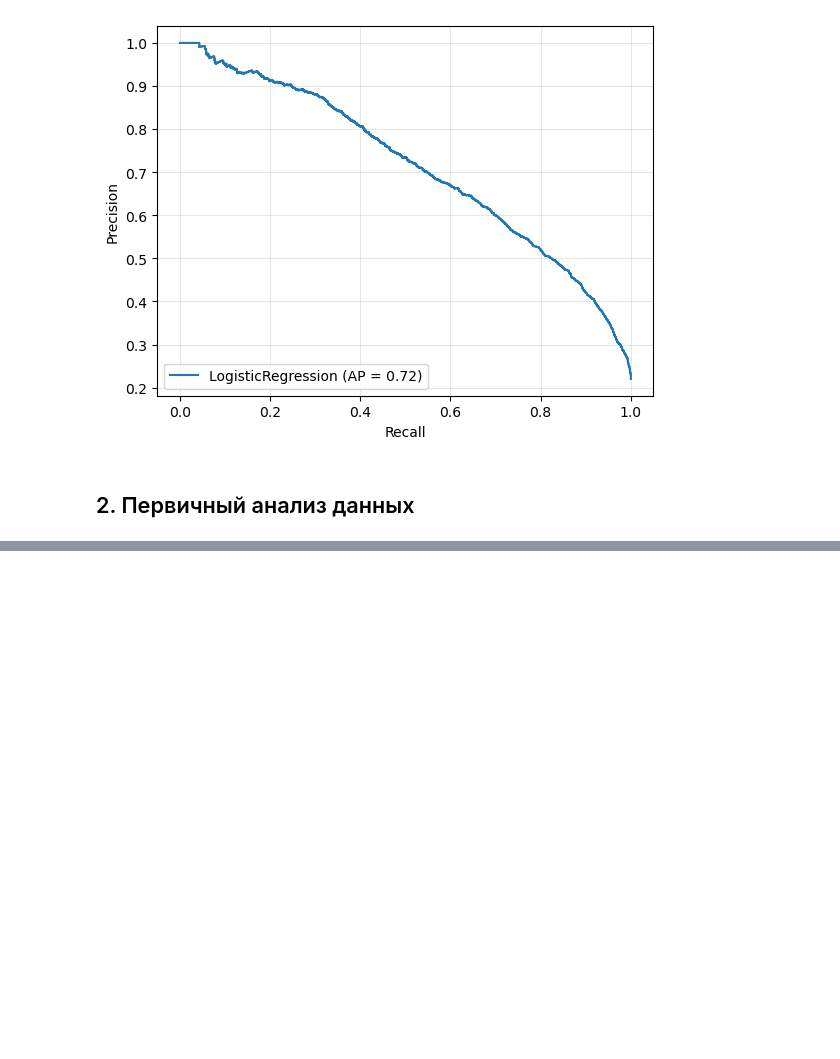
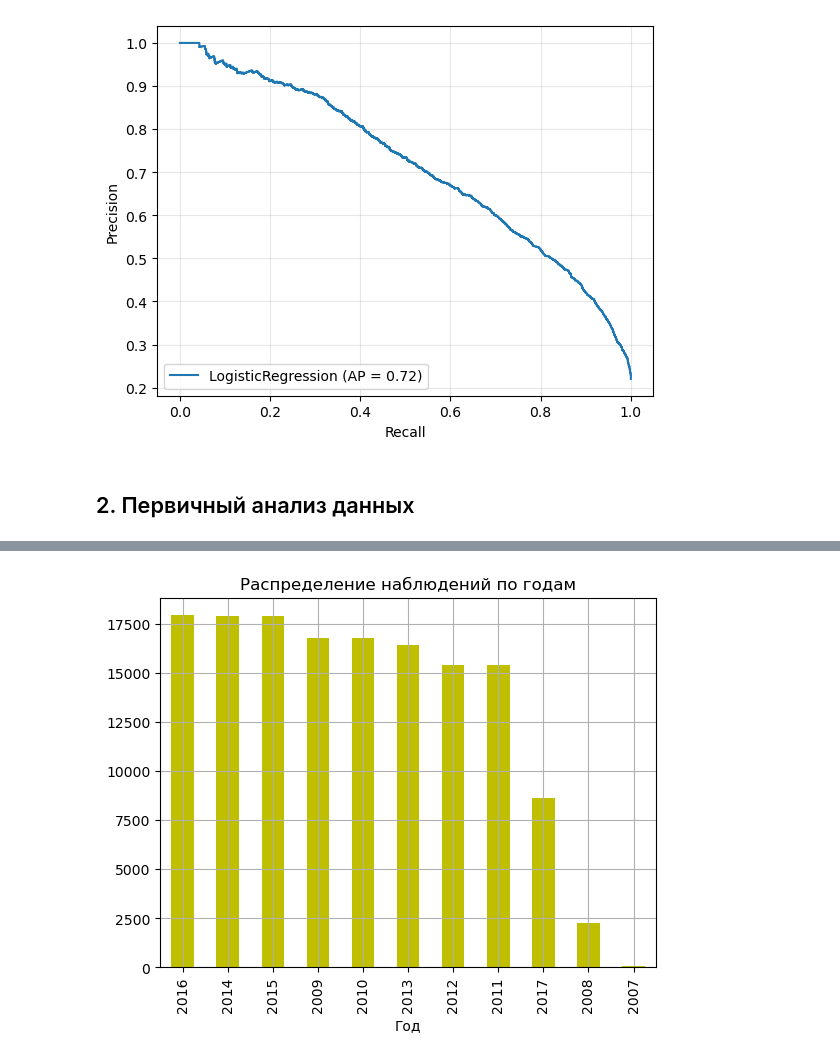
Before and after one commit to dnlygvtv/Python_for_Data_Science_HWs, a Jupyter notebook: HW/HW_9.ipynb, the cells around one changed output, grey strips where cells are left out. Cells and saved outputs as stored; diff of their text form; code cells hidden in the pictures; blank space fills up the shorter version.

```diff
--- a/HW/HW_9.ipynb
+++ b/HW/HW_9.ipynb
@@ -181,0 +275,4 @@ plt.show()
+# %%
+# конвертация столбца с датой в тип "datetime64"
+df["Date"] = pd.to_datetime(df["Date"])
+df["Date"]
@@ -181,0 +292,13 @@ plt.show()
+# %%
+date_period_df = df["Date"].dt.to_period('Y').value_counts().reset_index()  # группировка по годам и подсчет распределения
+date_period_df.columns = ["Date", "counts"]
+
+date_period_df.plot(x="Date"
+                     , title='Распределение наблюдений по годам'
+                     , kind='bar'
+                     , legend=False
+                     , xlabel='Год'
+                     , grid=True
+                     , color='y');
+# %% [output]
+[figure, added]
```
Also changed, not shown: parts of 24 cells of this notebook, 1 other file.
